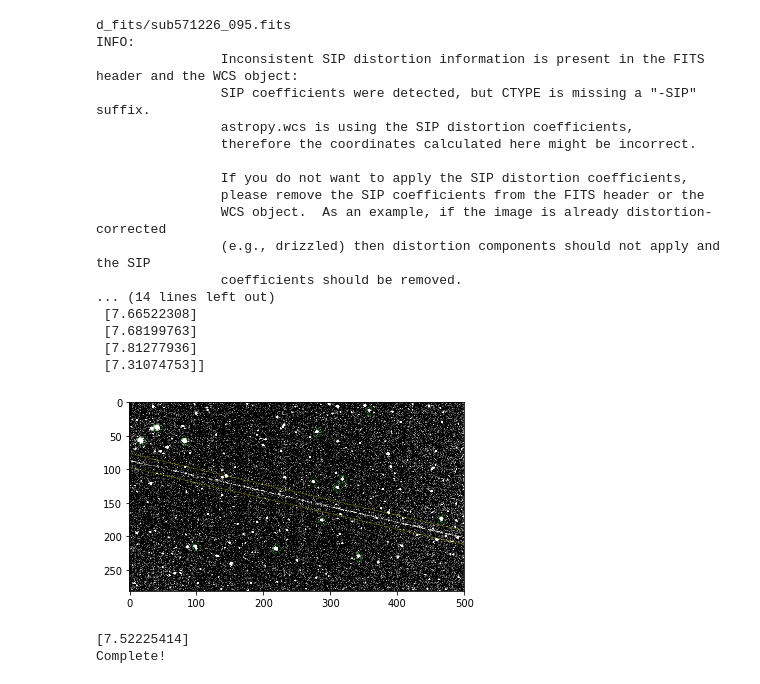
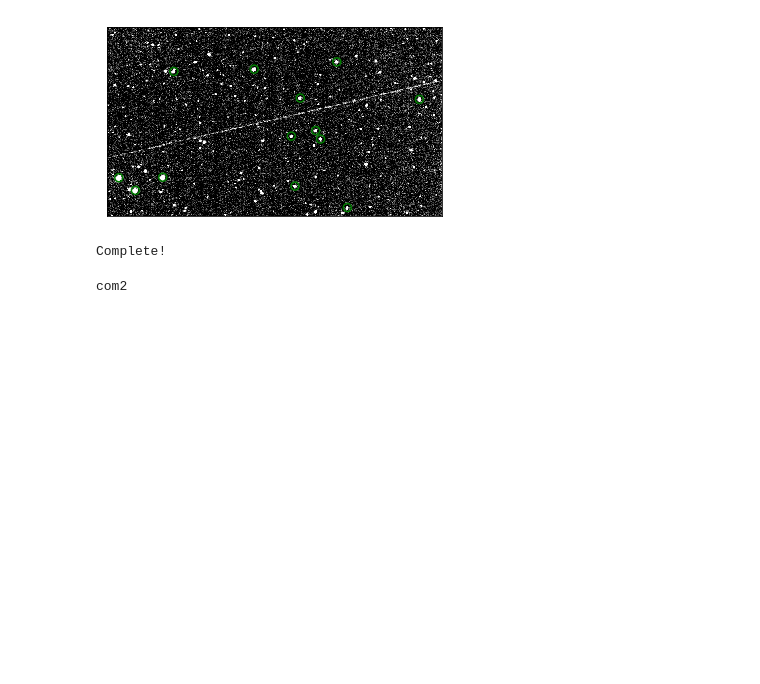
Before and after one commit to akira-hirota1994/mu-tomoe, a Jupyter notebook: photometry_redo.ipynb, the cells around one changed output. Drawn from its saved outputs; the diff is of its cells as text; code cells hidden in the pictures; blank space fills up the shorter version.

```diff
--- a/photometry_redo.ipynb
+++ b/photometry_redo.ipynb
@@ -18,6 +18,7 @@ from photutils import CircularAnnulus
 from scipy.optimize import curve_fit
 from photutils import aperture_photometry
 from matplotlib.backends.backend_pdf import PdfPages
+from IPython.display import clear_output
 
 #ファイルを一つしていしてphotmetry を行う
 #########################################################################
@@ -36,7 +37,7 @@ for i in range(len(ID_list_fits)):
 meteor_flux = meteor_flux_list[ID_index]
 filename_fits = "d_fits/" + ID_list_fits[ID_index]
 filename_xml = "d_xml/sub" + ID_list[ID_index] + ".xml"
-print filename_fits
+#print filename_fits
 
 def gauss(x, A, mu, sigma):
     return A / np.sqrt(2.0*np.pi) / sigma * np.exp(-((x-mu)/sigma)**2/2)
@@ -80,6 +81,7 @@ for j in range(len(xml)):
         pixel_coord = wcs.all_world2pix(xml[j,0], xml[j,1], 1)
         pixel_coordinates = np.vstack((pixel_coordinates, pixel_coord))
 pixel_coordinates = np.delete(pixel_coordinates,0, 0)
+clear_output()
 ###############################################################
 ################################# Remove the stars outside the frame ###
 index = np.arange(1).reshape(1)
@@ -113,12 +115,12 @@ for i in range(len(pixel_coordinates)):
     fwhm = 2*parameter[2]*(np.sqrt(2*np.log(2)))
     xx = np.linspace(xr1, xr2, 100)
     yy = gauss(xx, *parameter)
-############################################    #ax = plt.subplot()
-############################################    #ax.plot(xr, y, 'c.')
-############################################    #ax.plot(xx, yy, 'r-')
-############################################    #plt.show()
-############################################    #file_name = star_photometry_filename[i]
-############################################   #plt.savefig(file_name)
+    #ax = plt.subplot()
+    #ax.plot(xr, y, 'c.')
+    #ax.plot(xx, yy, 'r-')
+    #plt.show()
+    #file_name = star_photometry_filename[i]
+    #plt.savefig(file_name)
 ##################################################################
 ####################################### Conducting aperture photometry ###
     positions = pixel_coordinates[i,:]
@@ -143,6 +145,15 @@ if len(xml)==0: #カタログ恒星がすべてフレーム外だった場合
         xml = np.zeros((1,3))
         star_flux = np.zeros((1,1))
 xml = np.hstack((xml,star_flux))
+"""
+x_mag = xml[:,3]
+y_flux = xml[:,2]
+plt.plot(x_mag, y_flux, 'c.')
+plt.xscale('log')
+plt.grid(which='major',color='black',linestyle='-')
+plt.grid(which='minor',color='black',linestyle='-')
+plt.show()
+"""
 ###################################################################
 ####################################  Comparison star flux and meteor flux ###
 m_vr = np.arange(1).reshape(1)
@@ -150,64 +161,50 @@ for i in range(len(xml)):
     video_rate_magnitude = xml[i,2] - 2.5*np.log10(meteor_flux/xml[i,3])
     m_vr = np.vstack((m_vr, video_rate_magnitude))
 m_vr = np.delete(m_vr,0, 0)
-print "aaa",m_vr
 m_average = np.average(m_vr)
 deviation = m_vr - m_average
 deviation = np.power(deviation,2)
 dispersion = np.sqrt(np.sum(deviation)/len(m_vr))
 mag_vr = np.hstack((mag_vr,m_average))
 mag_vr = np.delete(mag_vr,0, 0)
 ###############################################################  絶対等級
 alt = df["Beginning_height_km_"].values #[km]
 alt = alt[ID_index]
-#alt = alt*10**3
 distance = 170
-#distance = 170*10**3 #[km]
 alt = np.power(alt, 2)
 distance = np.power(distance, 2)
 l = alt + distance
 l = l.astype(np.float64)
 l = np.sqrt(l)
-#pc = l/(3.085677581*10**6)
-#abs_mag = mag_vr + 5 - 5*np.log10(pc)
 abs_mag = mag_vr + 10 - 5*np.log10(l)
+abs_mag_error = dispersion + 10 - 5*np.log10(l)
 ####################################################################
 positions = (pixel_coordinates[:,0],pixel_coordinates[:,1])
 apertures = CircularAperture(positions, r=6.)
 rotation_angle = np.deg2rad(90-77)
 rectangular = RectangularAperture((287,153), w=600., h=20., theta=rotation_angle)
 plt.imshow(data2, cmap = 'gray', vmin = 0, vmax = 400, interpolation = 'none')
-apertures.plot(color='green', lw=1.5, alpha=50.5)
-rectangular.plot(color='yellow', lw=0.5, alpha=10.5)
-#plt.ylim(0, 282)
+apertures.plot(color='green', lw=1.5, alpha=5.)
+#rectangular.plot(color='yellow', lw=0.5, alpha=5.)
+plt.tick_params(labelbottom=False,labelleft=False,bottom=False,left=False)
+plt.ylim(0, 282)
 pdf = PdfPages('test.pdf') #図をpdfに出力
 pdf.savefig()
 pdf.close()
 plt.show()
 ####################################################################
-print mag_vr
+#print mag_vr
+#clear_output()
+
 print "Complete!"
 ### aperture内に他のsourceがある場合、除く
 ### 流星の飛跡付近のマスキング
 ###
 # %% [output]
+[figure, new version]
-d_fits/sub571226_095.fits
-INFO:
-                Inconsistent SIP distortion information is present in the FITS header and the WCS object:
-                SIP coefficients were detected, but CTYPE is missing a "-SIP" suffix.
-                astropy.wcs is using the SIP distortion coefficients,
-                therefore the coordinates calculated here might be incorrect.
-
-                If you do not want to apply the SIP distortion coefficients,
-                please remove the SIP coefficients from the FITS header or the
-                WCS object.  As an example, if the image is already distortion-corrected
-                (e.g., drizzled) then distortion components should not apply and the SIP
-                coefficients should be removed.
-... (14 lines left out)
- [7.66522308]
- [7.68199763]
- [7.81277936]
- [7.31074753]]
+Complete!
-[figure, old version]
-[7.52225414]
-Complete!
+# %%
+df = pd.read_csv("bright_sources_nside10.csv")
+print "com2"
+# %% [output]
+com2
```
Also changed, not shown: 3 other files.
